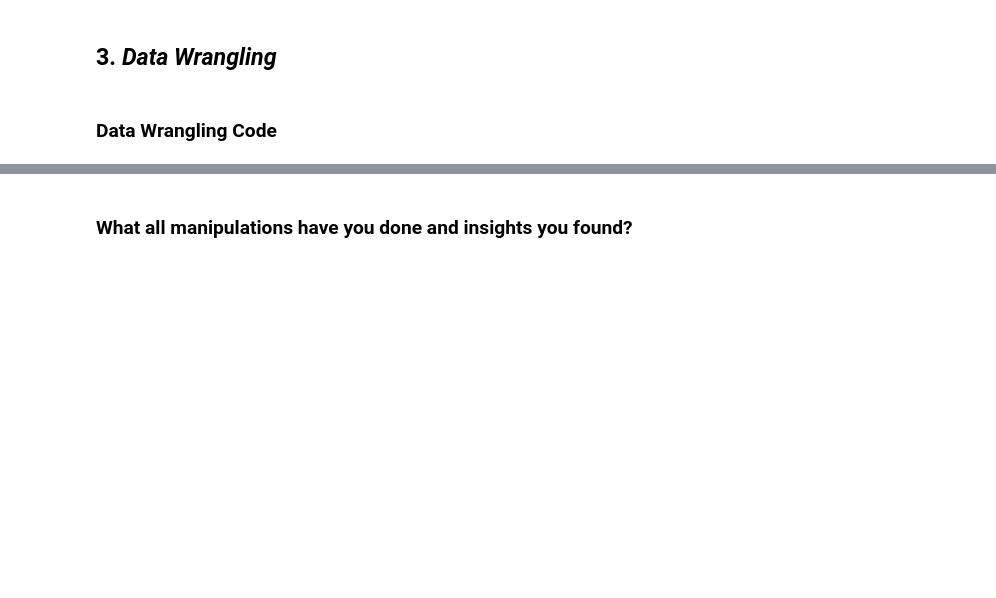
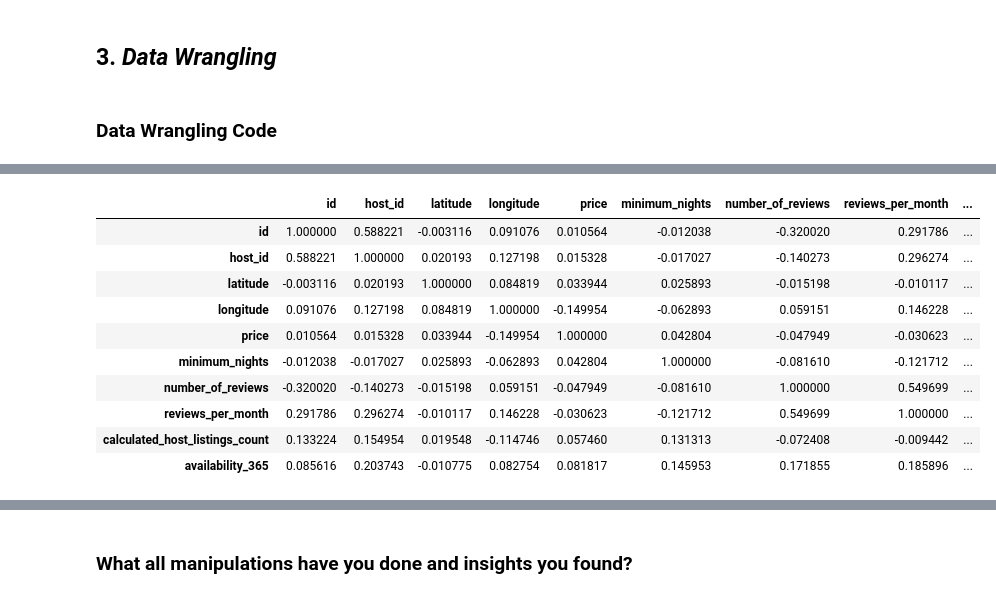
Before and after one commit to nirml08/EDA-Notebooks, a Jupyter notebook: EDA_Airbnb.ipynb, the cells around one changed output, grey strips where cells are left out. Cells and saved outputs as stored; diff of their text form; code cells hidden in the pictures; blank space fills up the shorter version.

```diff
--- a/EDA_Airbnb.ipynb
+++ b/EDA_Airbnb.ipynb
@@ -241,0 +286,15 @@ Column_name:No_of_unique_values
+# %%
+numeric_abdf=abdf.select_dtypes(include=['float64','int64'])
+numeric_abdf.corr()
+# %% [output]
+|  | id | host_id | latitude | longitude | price | minimum_nights | number_of_reviews | reviews_per_month | ... |
+| id | 1.000000 | 0.588221 | -0.003116 | 0.091076 | 0.010564 | -0.012038 | -0.320020 | 0.291786 | ... |
+| host_id | 0.588221 | 1.000000 | 0.020193 | 0.127198 | 0.015328 | -0.017027 | -0.140273 | 0.296274 | ... |
+| latitude | -0.003116 | 0.020193 | 1.000000 | 0.084819 | 0.033944 | 0.025893 | -0.015198 | -0.010117 | ... |
+| longitude | 0.091076 | 0.127198 | 0.084819 | 1.000000 | -0.149954 | -0.062893 | 0.059151 | 0.146228 | ... |
+| price | 0.010564 | 0.015328 | 0.033944 | -0.149954 | 1.000000 | 0.042804 | -0.047949 | -0.030623 | ... |
+| minimum_nights | -0.012038 | -0.017027 | 0.025893 | -0.062893 | 0.042804 | 1.000000 | -0.081610 | -0.121712 | ... |
+| number_of_reviews | -0.320020 | -0.140273 | -0.015198 | 0.059151 | -0.047949 | -0.081610 | 1.000000 | 0.549699 | ... |
+| reviews_per_month | 0.291786 | 0.296274 | -0.010117 | 0.146228 | -0.030623 | -0.121712 | 0.549699 | 1.000000 | ... |
+| calculated_host_listings_count | 0.133224 | 0.154954 | 0.019548 | -0.114746 | 0.057460 | 0.131313 | -0.072408 | -0.009442 | ... |
+| availability_365 | 0.085616 | 0.203743 | -0.010775 | 0.082754 | 0.081817 | 0.145953 | 0.171855 | 0.185896 | ... |
```
Also changed, not shown: parts of 15 cells of this notebook.
